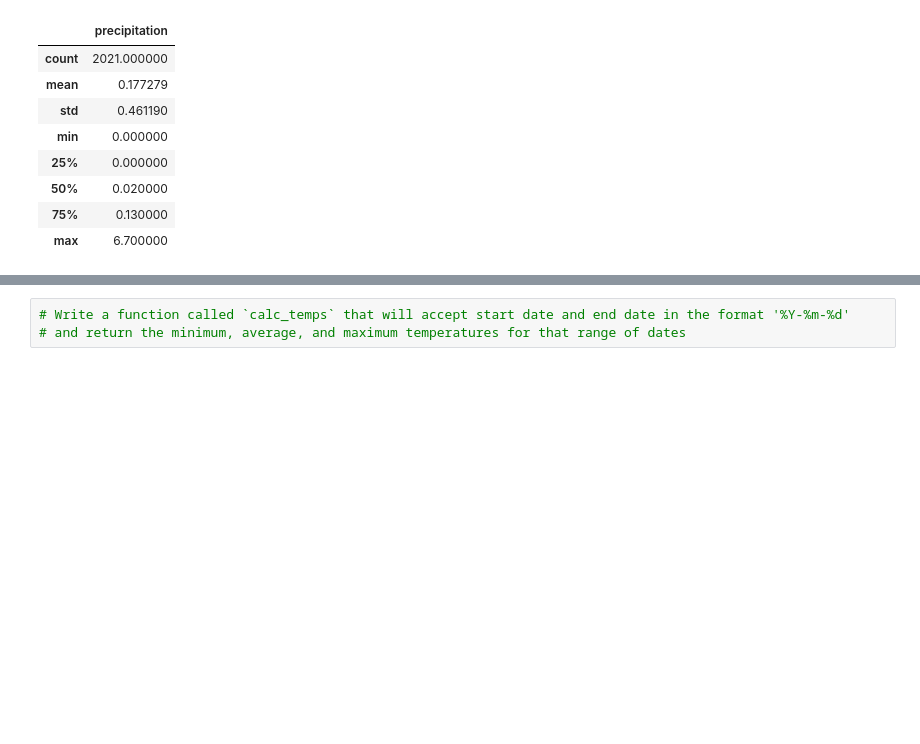
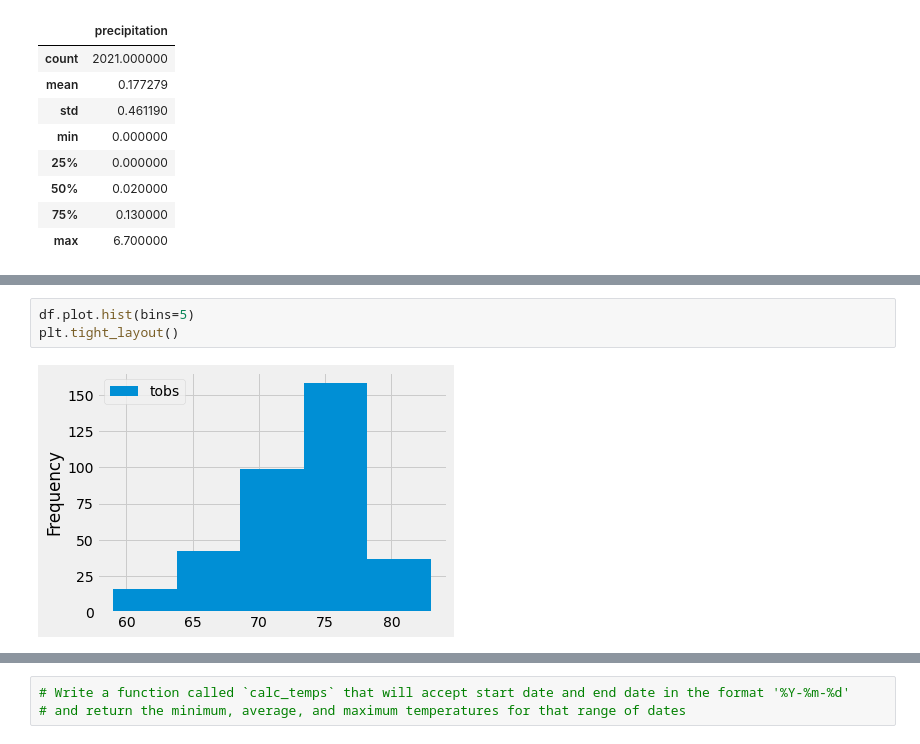
Before and after one commit to tn64/surfs_up, a Jupyter notebook: climate_analysis.ipynb, the cells around one changed output, grey strips where cells are left out. Drawn from its saved outputs; the diff is of its cells as text; blank space fills up the shorter version.

```diff
--- a/climate_analysis.ipynb
+++ b/climate_analysis.ipynb
@@ -191,0 +261,5 @@ df.describe()
+# %%
+df.plot.hist(bins=5)
+plt.tight_layout()
+# %% [output]
+[figure, added]
```
Also changed, not shown: parts of 14 cells of this notebook.
